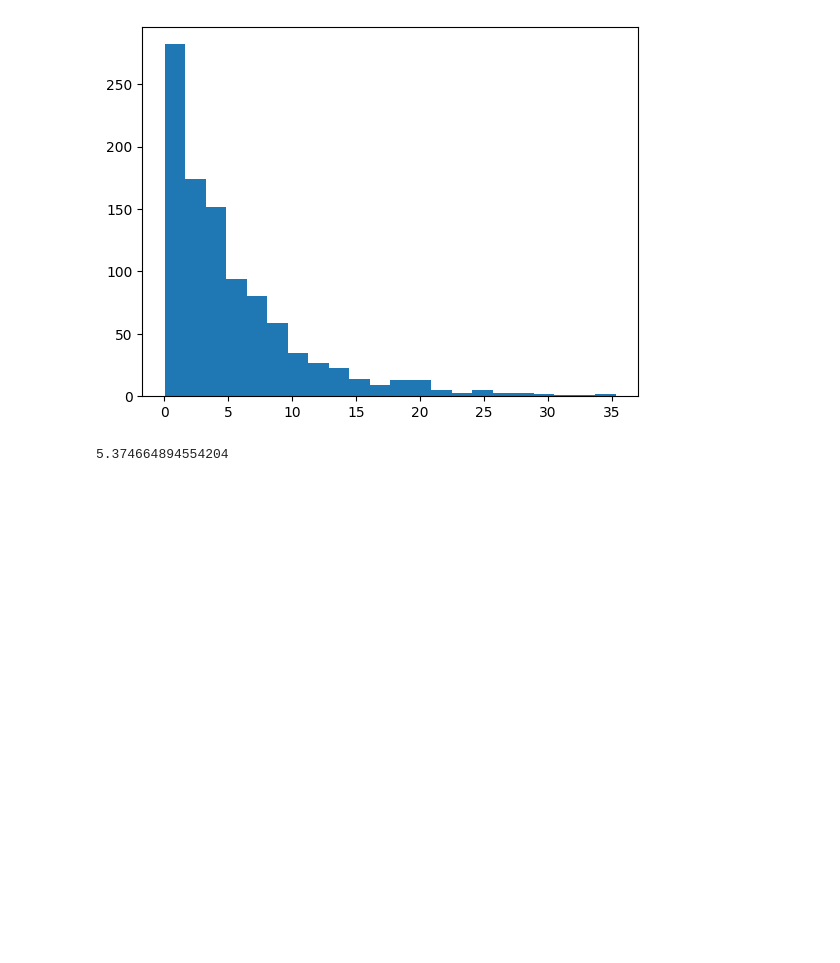
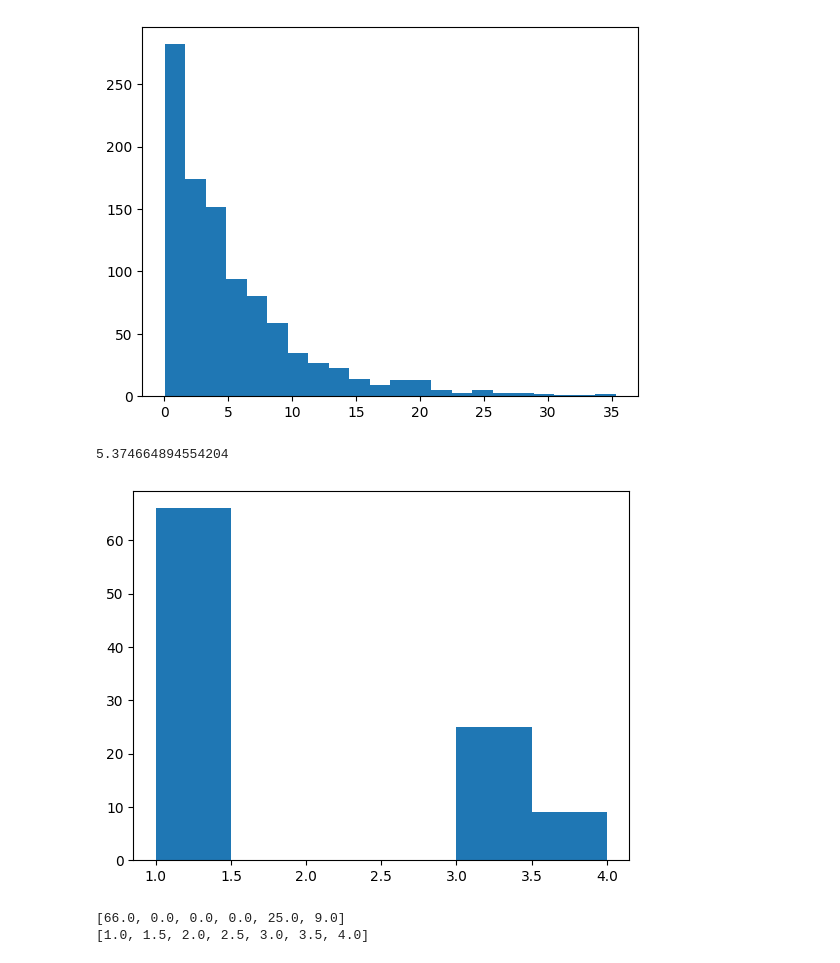
Before and after one commit to lewisl/CovidSim, a Jupyter notebook: prototyping.ipynb, the cells around one changed output. Saved outputs shown, nothing was run; the diff lists cells and outputs as text; code cells hidden in the pictures; blank space fills up the shorter version.

```diff
--- a/prototyping.ipynb
+++ b/prototyping.ipynb
@@ -123,3 +128,15 @@ hist(x,22);
 # %% [output]
 [figure]
 5.374664894554204
+# %%
+nilprobs = [.6, 0.0, .3, .1, 0.0, 0.0]
+
+dcat = Categorical(nilprobs)
+x = rand(dcat,100)
+hh = hist(x,6);
+println(hh[1])
+println(hh[2])
+# %% [output]
+[figure, added]
+[66.0, 0.0, 0.0, 0.0, 25.0, 9.0]
+[1.0, 1.5, 2.0, 2.5, 3.0, 3.5, 4.0]
```
Also changed, not shown: parts of 3 cells of this notebook, 2 other files.
